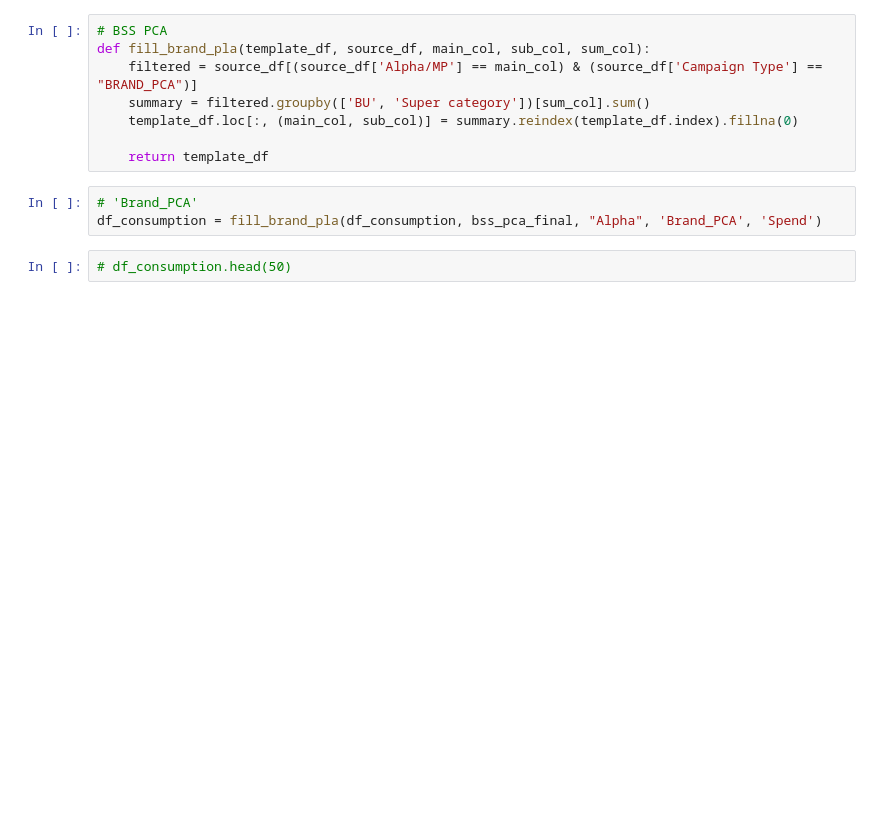
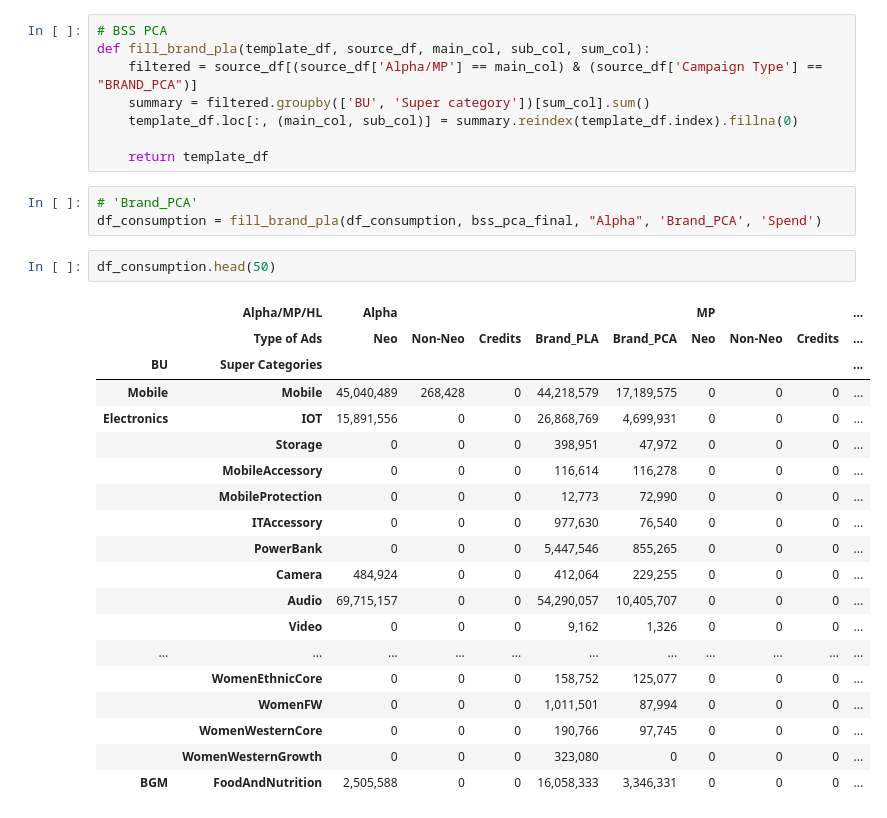
Before and after one commit to prathapanenisvc-dot/Ads_BizFin, a Jupyter notebook: Python/Super_Category_View.ipynb, the cells around one changed output. Cells and saved outputs as stored; diff of their text form; blank space fills up the shorter version.

Commit message:
Updated super category view file

```diff
--- a/Python/Super_Category_View.ipynb
+++ b/Python/Super_Category_View.ipynb
@@ -181,4 +159,24 @@ def fill_brand_pla(template_df, source_df, main_col, sub_col, sum_col):
 # 'Brand_PCA'
 df_consumption = fill_brand_pla(df_consumption, bss_pca_final, "Alpha", 'Brand_PCA', 'Spend')
 # %%
-# df_consumption.head(50)
+df_consumption.head(50)
+# %% [output]
+|  | Alpha/MP/HL | Alpha |  |  |  |  | MP |  |  | ... |
+|  | Type of Ads | Neo | Non-Neo | Credits | Brand_PLA | Brand_PCA | Neo | Non-Neo | Credits | ... |
+| BU | Super Categories |  |  |  |  |  |  |  |  | ... |
+| Mobile | Mobile | 45,040,489 | 268,428 | 0 | 44,218,579 | 17,189,575 | 0 | 0 | 0 | ... |
+| Electronics | IOT | 15,891,556 | 0 | 0 | 26,868,769 | 4,699,931 | 0 | 0 | 0 | ... |
+|  | Storage | 0 | 0 | 0 | 398,951 | 47,972 | 0 | 0 | 0 | ... |
+|  | MobileAccessory | 0 | 0 | 0 | 116,614 | 116,278 | 0 | 0 | 0 | ... |
+|  | MobileProtection | 0 | 0 | 0 | 12,773 | 72,990 | 0 | 0 | 0 | ... |
+|  | ITAccessory | 0 | 0 | 0 | 977,630 | 76,540 | 0 | 0 | 0 | ... |
+|  | PowerBank | 0 | 0 | 0 | 5,447,546 | 855,265 | 0 | 0 | 0 | ... |
+|  | Camera | 484,924 | 0 | 0 | 412,064 | 229,255 | 0 | 0 | 0 | ... |
+|  | Audio | 69,715,157 | 0 | 0 | 54,290,057 | 10,405,707 | 0 | 0 | 0 | ... |
+|  | Video | 0 | 0 | 0 | 9,162 | 1,326 | 0 | 0 | 0 | ... |
+| ... | ... | ... | ... | ... | ... | ... | ... | ... | ... | ... |
+|  | WomenEthnicCore | 0 | 0 | 0 | 158,752 | 125,077 | 0 | 0 | 0 | ... |
+|  | WomenFW | 0 | 0 | 0 | 1,011,501 | 87,994 | 0 | 0 | 0 | ... |
+|  | WomenWesternCore | 0 | 0 | 0 | 190,766 | 97,745 | 0 | 0 | 0 | ... |
+|  | WomenWesternGrowth | 0 | 0 | 0 | 323,080 | 0 | 0 | 0 | 0 | ... |
+| BGM | FoodAndNutrition | 2,505,588 | 0 | 0 | 16,058,333 | 3,346,331 | 0 | 0 | 0 | ... |
```
Also changed, not shown: parts of 1 cell of this notebook.
